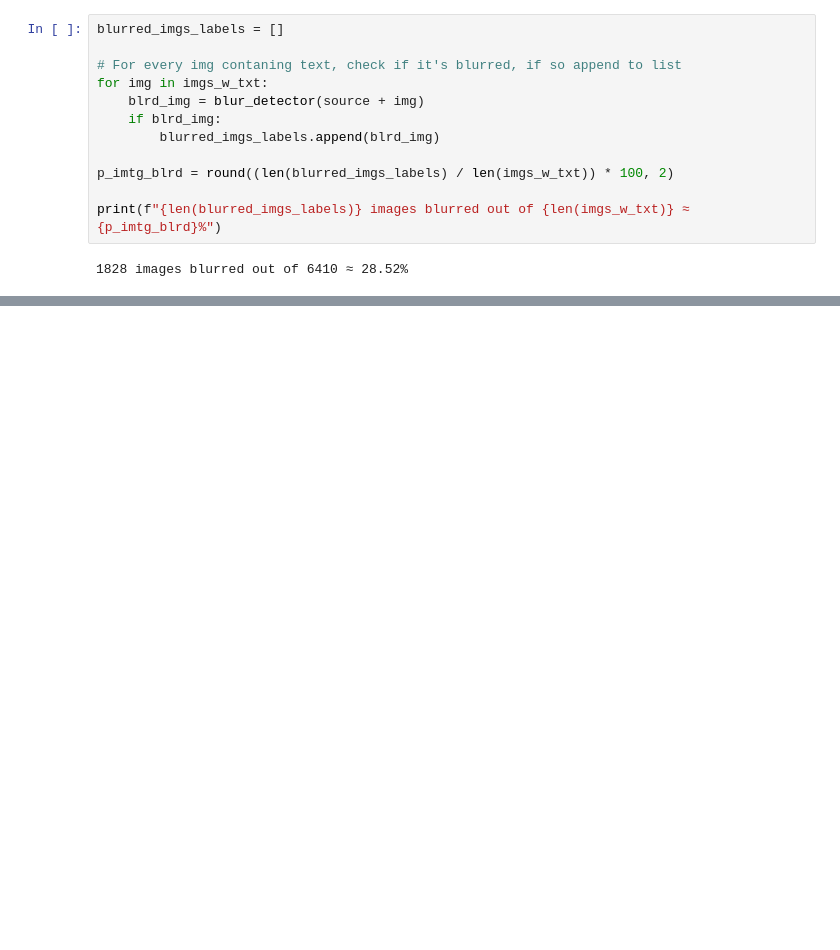
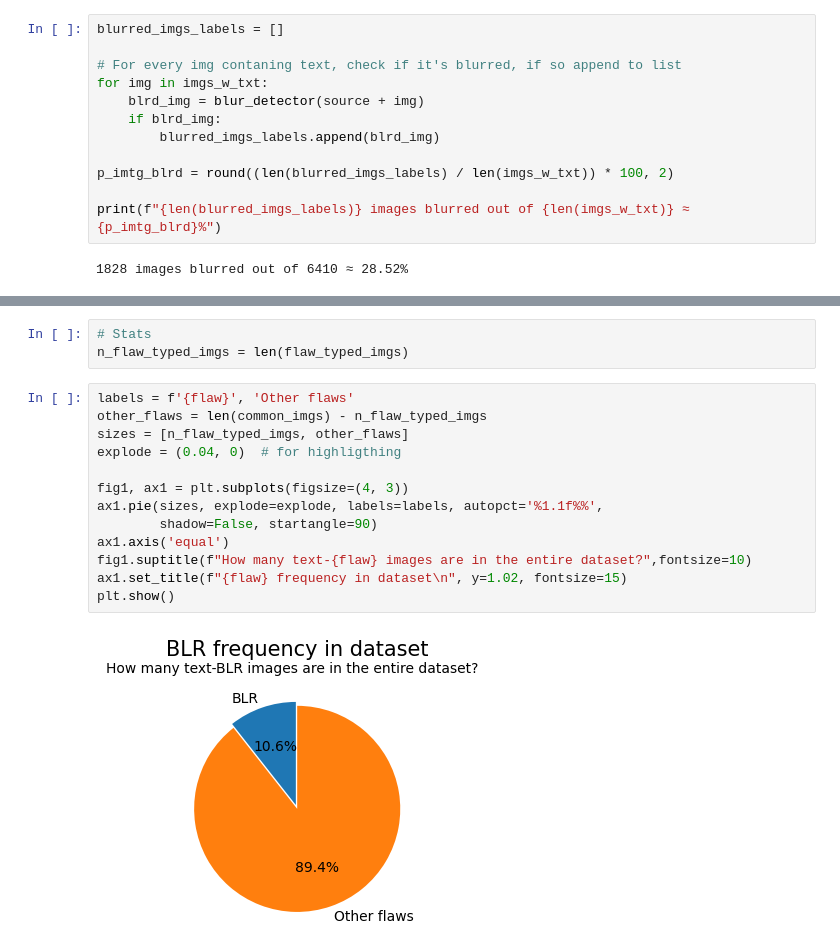
Before and after one commit to arcb01/GED-TFG, a Jupyter notebook: src/nb2.ipynb, the cells around one changed output, grey strips where cells are left out. Saved outputs shown, nothing was run; the diff lists cells and outputs as text; blank space fills up the shorter version.

```diff
--- a/src/nb2.ipynb
+++ b/src/nb2.ipynb
@@ -160 +220,19 @@ print(f"{len(txt_n_blur_imgs)}/{data_size} = {round(p_imtg_blrd_n_text, 2)}% are
+# %%
+# Stats
+n_flaw_typed_imgs = len(flaw_typed_imgs)
+# %%
+labels = f'{flaw}', 'Other flaws'
+other_flaws = len(common_imgs) - n_flaw_typed_imgs
+sizes = [n_flaw_typed_imgs, other_flaws]
+explode = (0.04, 0)  # for highligthing
+
+fig1, ax1 = plt.subplots(figsize=(4, 3))
+ax1.pie(sizes, explode=explode, labels=labels, autopct='%1.1f%%',
+        shadow=False, startangle=90)
+ax1.axis('equal')
+fig1.suptitle(f"How many text-{flaw} images are in the entire dataset?",fontsize=10)
+ax1.set_title(f"{flaw} frequency in dataset\n", y=1.02, fontsize=15)
+plt.show()
+# %% [output]
+[figure, added]
 # %%
```
Also changed, not shown: parts of 24 cells of this notebook, 1 other file.
